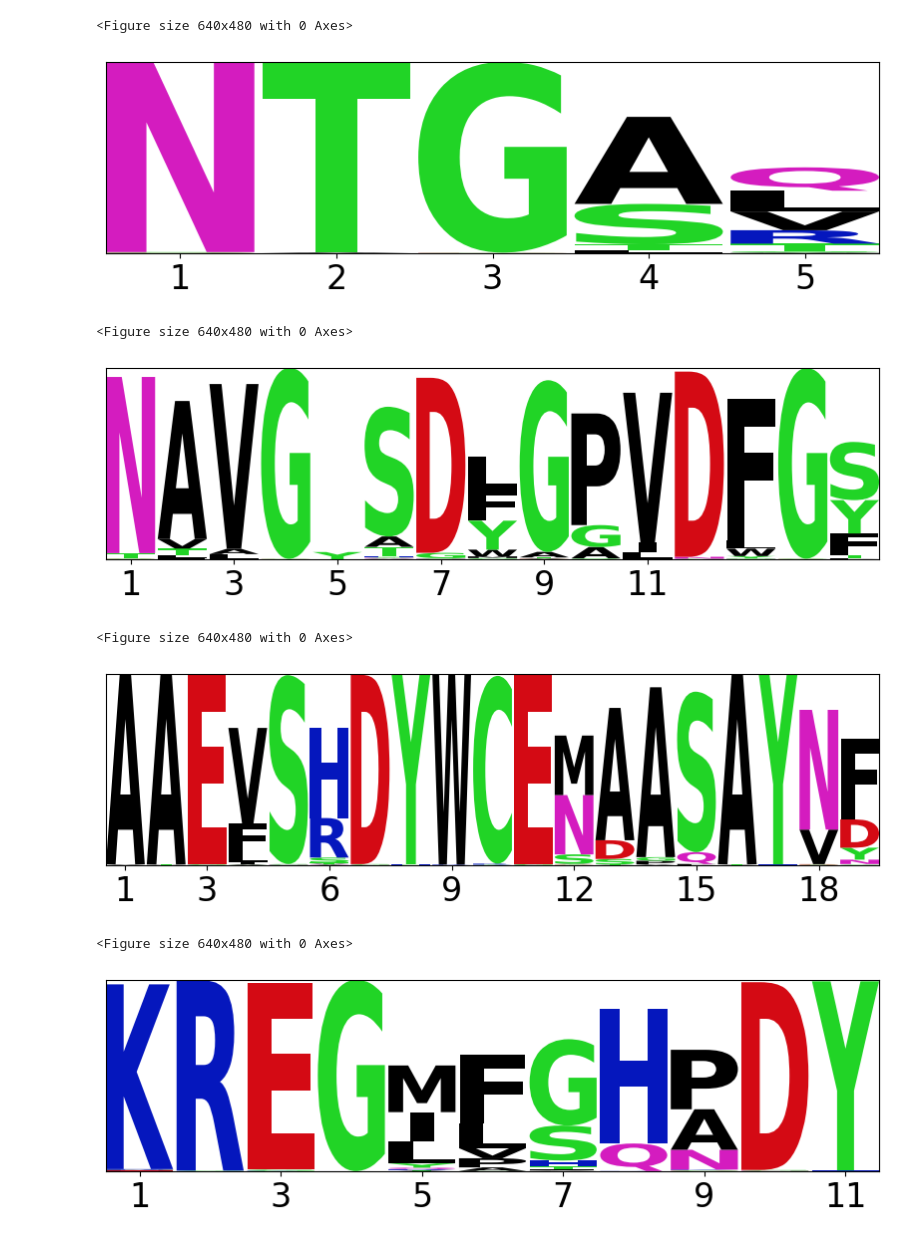
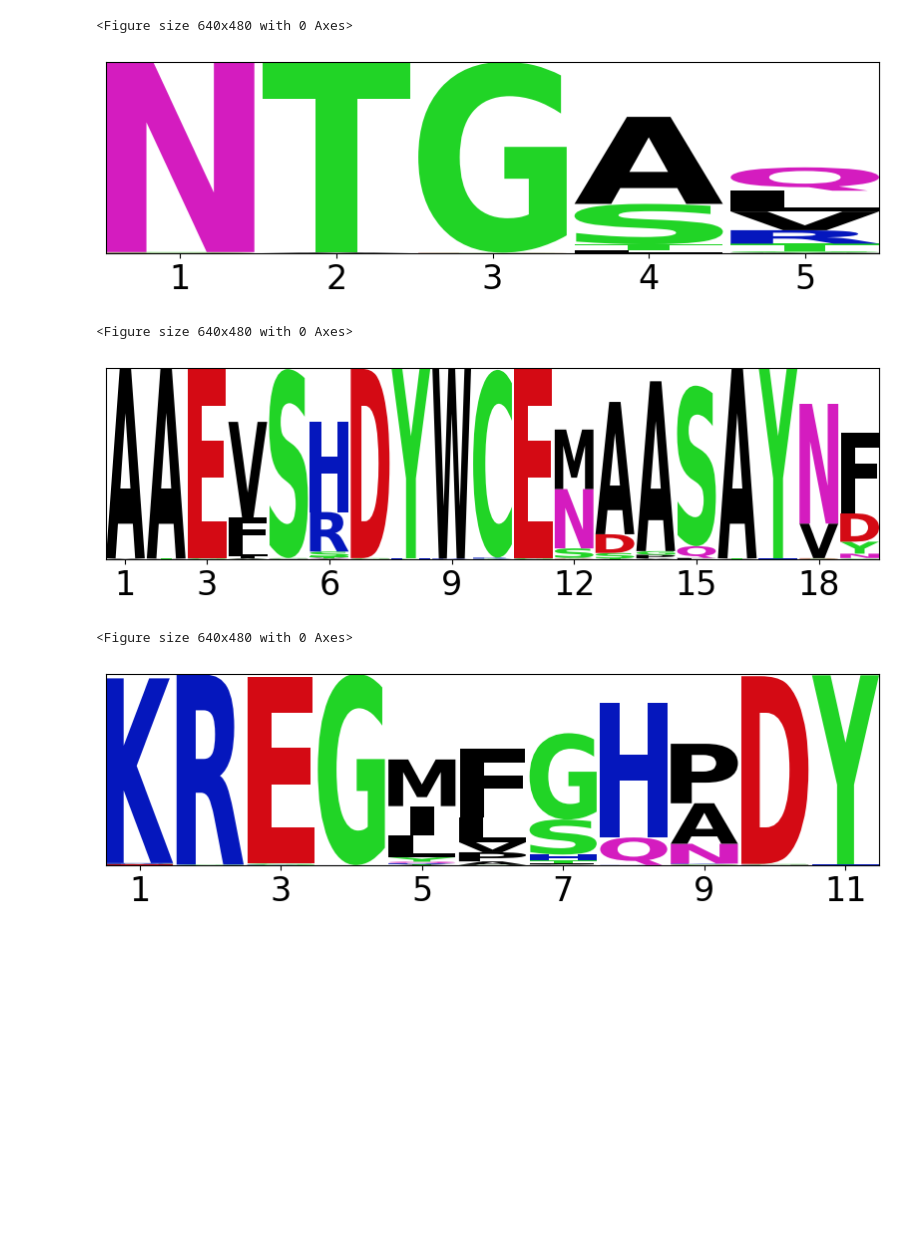
Before and after one commit to wlwhite-tufts/NanoMAP, a Jupyter notebook: figures/fig2_clustering_cartoon/plot_logos.ipynb, the cells around one changed output. Saved outputs shown, nothing was run; the diff lists cells and outputs as text; code cells hidden in the pictures; blank space fills up the shorter version.

Commit message:
update logo plot notebook

```diff
--- a/figures/fig2_clustering_cartoon/plot_logos.ipynb
+++ b/figures/fig2_clustering_cartoon/plot_logos.ipynb
@@ -63,47 +7,39 @@ array(['AAEVSHDYWCEMAASAYNF', 'AAEFSRDYWCEMAASAYVD',
-# %%
-for clone_id in [411, 0, 27, 5]:
-    with open(f'{clone_id}_CDR3.fasta','w') as f:
-        for i,row in vhh[vhh['clone_id_1_5_3']==clone_id].iterrows():
-            f.write(f'>{row["sequence_id"]}\n{row["CDR3"]}\n')
 # %%
 ticks = {
     411:np.array([1,2,3,4,5]),
     27:np.array([1,3,6,9,12,15,18]),
-    0:np.array([1,3,5,7,9,11]),
     5:np.array([1,3,5,7,9,11])
 }
 
 aas = list('ACDEFGHIKLMNPQRSTVWY-')
-for clone_id in [411, 0, 27, 5]:
+for clone_id in [411, 27, 5]:
     CDR3s = [cdr.strip() for cdr in open(f'{clone_id}_aligned.fasta','r').readlines()[1::2]]
 
     df = pd.DataFrame(index=range(len(CDR3s[0])),columns=aas)
     df.loc[:,:] = 0
     for cdr in CDR3s:
         for i,aa in enumerate(cdr):
             df.loc[i,aa] += 1
     df /= len(CDR3s)
     df = df.astype(float)
     del df['-']
     df = df[df.sum(axis=1)>0.001].reset_index(drop=True)
 
     entropy = -(df*np.log2(df+(1e-3/len(CDR3s)))).sum(axis=1)
     correction = 19/(np.log(2)*2*len(CDR3s))
     information = np.log2(20) - (entropy + correction)
     height = df.mul(information,axis='index')
 
     plt.figure()
     logomaker.Logo(height)
     plt.xticks(ticks[clone_id]-1,ticks[clone_id],fontsize=24)
     plt.yticks([])
 
     plt.savefig(f'{clone_id}_logo.png',dpi=300,bbox_inches='tight')
 # %% [output]
 <Figure size 640x480 with 0 Axes>
 [figure]
 <Figure size 640x480 with 0 Axes>
-[figure, old version]
+[figure, new version]
 <Figure size 640x480 with 0 Axes>
-[figure, old version]
+[figure, new version]
-<Figure size 640x480 with 0 Axes>
-[figure, removed]
```
Also changed, not shown: parts of 4 cells of this notebook.
